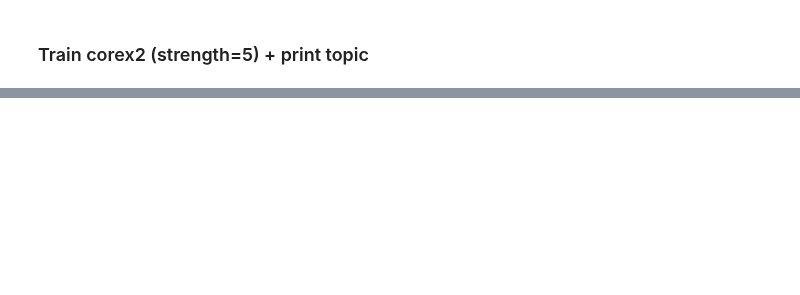
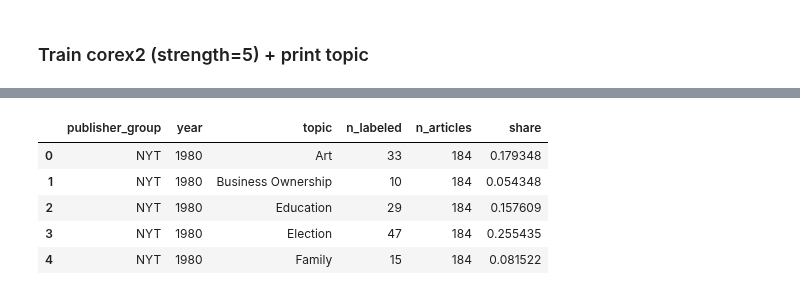
Before and after one commit to laurauguc/working_class_media_analysis, a Jupyter notebook: analysis/2.topic_analaysis/Corex_Guided Topic Modeling.ipynb, the cells around one changed output, grey strips where cells are left out. Saved outputs shown, nothing was run; the diff lists cells and outputs as text; code cells hidden in the pictures; blank space fills up the shorter version.

```diff
--- a/analysis/2.topic_analaysis/Corex_Guided Topic Modeling.ipynb
+++ b/analysis/2.topic_analaysis/Corex_Guided Topic Modeling.ipynb
@@ -227,5 +225,0 @@ Total correlation (TC) explained: 128.38498074968277
-# %%
-for i, topic in enumerate(corex.get_topics(n_words=15)):
-    print(f"\n### Topic {i+1}: {topic_names[i]}")
-    for word, score, idx in topic:
-        print(f"{word:20} {score:.3f}")
@@ -272,5 +225,0 @@ TC: 137.52874897187465
-# %%
-for i, topic in enumerate(corex2.get_topics(n_words=15)):
-    print(f"\n### Topic {i+1}: {topic_names[i]}")
-    for word, score, idx in topic:
-        print(f"{word:20} {score:.3f}")
@@ -525,0 +464,10 @@ with pd.ExcelWriter("corex_discovery_topics_15_and_17.xlsx") as writer:
+# %%
+import numpy as np
+import pandas as pd
+
+# topic_scores: (n_docs, n_topics)
+topic_scores = corex5.p_y_given_x
+assert topic_scores.shape[0] == len(data)
+assert topic_scores.shape[1] == len(topic_names)
+
+doc_topic_df = pd.DataFrame(topic_scores, columns=topic_names)
@@ -525,0 +539,57 @@ with pd.ExcelWriter("corex_discovery_topics_15_and_17.xlsx") as writer:
+# %%
+# Parse year safely (your date is object; assume "YYYY-MM-DD")
+data_labeled["date"] = pd.to_datetime(data_labeled["date"], errors="coerce")
+data_labeled["year"] = data_labeled["date"].dt.year
+
+# Publisher split
+data_labeled["publisher_group"] = np.where(
+    data_labeled["publisher"].str.lower().str.contains("new york times", na=False),
+    "NYT",
+    "Other"
+)
+
+# Keep only rows with valid year
+trend_df = data_labeled.dropna(subset=["year"]).copy()
+trend_df["year"] = trend_df["year"].astype(int)
+
+# Total articles per year/group
+totals = (
+    trend_df
+    .groupby(["publisher_group", "year"], as_index=False)
+    .size()
+    .rename(columns={"size": "n_articles"})
+)
+
+# Topic counts per year/group (one article can contribute to multiple topics)
+topic_count_long = (
+    trend_df
+    .melt(
+        id_vars=["publisher_group", "year"],
+        value_vars=[f"label_{t}" for t in topic_names],
+        var_name="topic",
+        value_name="is_labeled"
+    )
+)
+
+# Clean topic names (remove "label_")
+topic_count_long["topic"] = topic_count_long["topic"].str.replace("^label_", "", regex=True)
+
+counts = (
+    topic_count_long
+    .groupby(["publisher_group", "year", "topic"], as_index=False)["is_labeled"]
+    .sum()
+    .rename(columns={"is_labeled": "n_labeled"})
+)
+
+# Merge totals and compute share
+time_trend = counts.merge(totals, on=["publisher_group", "year"], how="left")
+time_trend["share"] = time_trend["n_labeled"] / time_trend["n_articles"]
+
+time_trend.head()
+# %% [output]
+|  | publisher_group | year | topic | n_labeled | n_articles | share |
+| 0 | NYT | 1980 | Art | 33 | 184 | 0.179348 |
+| 1 | NYT | 1980 | Business Ownership | 10 | 184 | 0.054348 |
+| 2 | NYT | 1980 | Education | 29 | 184 | 0.157609 |
+| 3 | NYT | 1980 | Election | 47 | 184 | 0.255435 |
+| 4 | NYT | 1980 | Family | 15 | 184 | 0.081522 |
```
Also changed, not shown: parts of 31 cells of this notebook, 3 other files.
